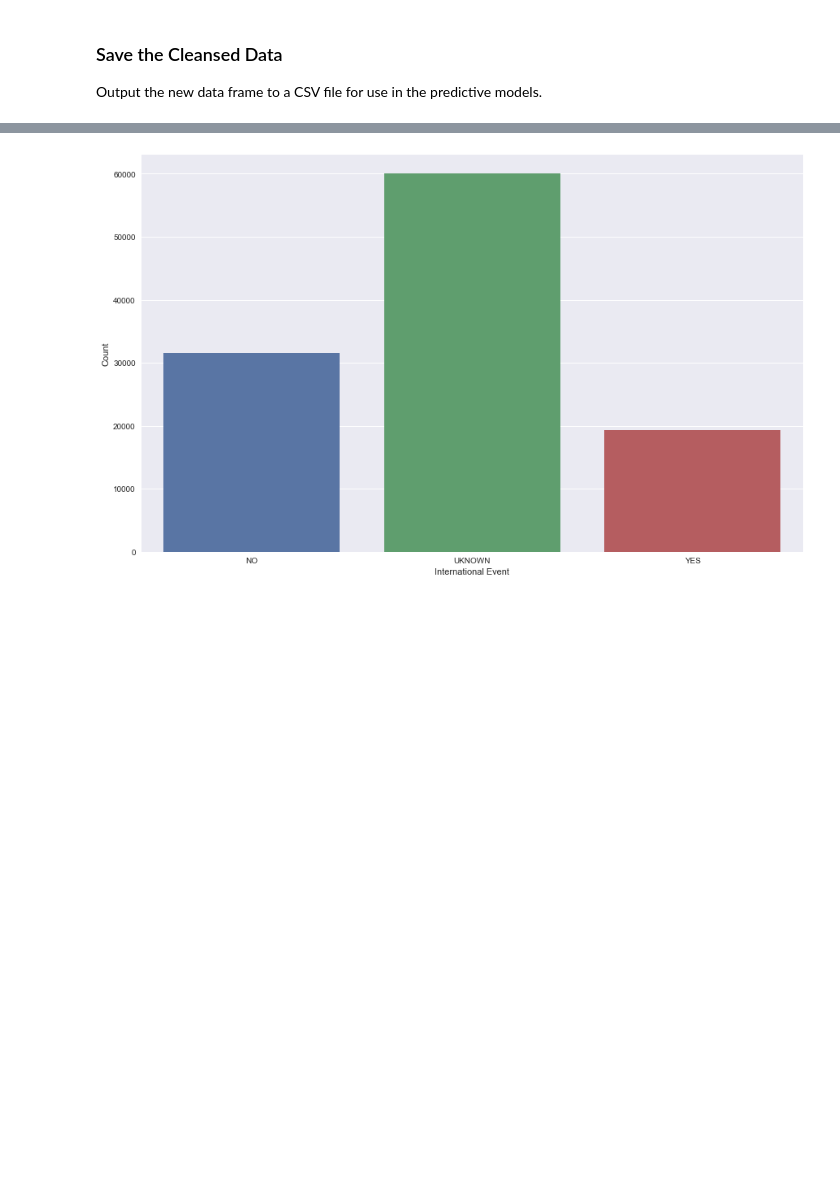
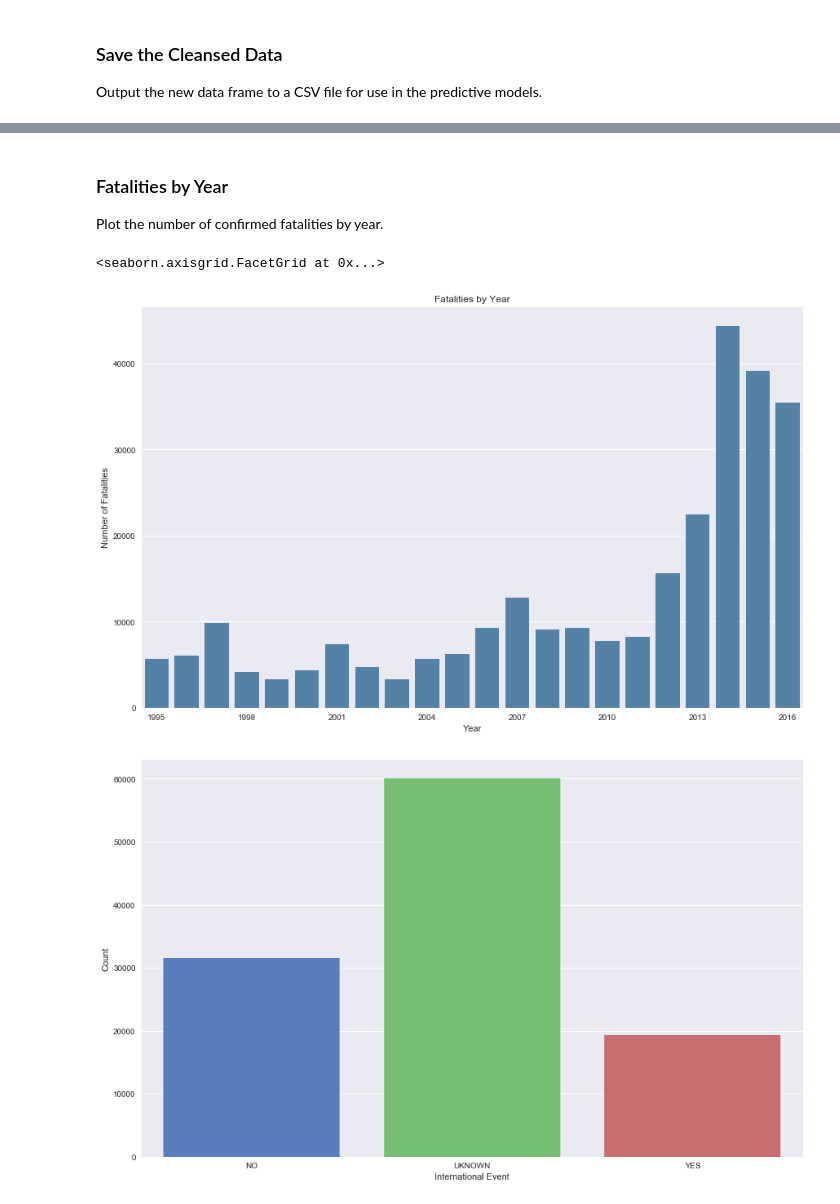
Before and after one commit to tcskowronek/predicting-terrorist-attacks, a Jupyter notebook: src/02-Exploratory-Data-Analysis.ipynb, the cells around one changed output, grey strips where cells are left out. Drawn from its saved outputs; the diff is of its cells as text; code cells hidden in the pictures; blank space fills up the shorter version.

```diff
--- a/src/02-Exploratory-Data-Analysis.ipynb
+++ b/src/02-Exploratory-Data-Analysis.ipynb
@@ -277,3 +310,23 @@ gtd_clean.to_csv("../data/gtd_eda_95t016.csv", sep = ",")
+# %% [markdown]
+### Fatalities by Year
+Plot the number of confirmed fatalities by year.
+# %%
+# Make a range of years to show categories with no observations
+years = np.arange(1995, 2017)
+
+df1 = gtd_clean[['iyear', 'nkill']]
+gp1 = df1.groupby(['iyear'], as_index = False).sum()
+
+# Draw a count plot to show the number of attacks each year
+plt1 = sns.factorplot(x = 'iyear', y = 'nkill', data=gp1, kind = 'bar', color='steelblue', size=7.6, aspect=1.618)
+plt1.set_xticklabels(step=3)
+_ = plt.title('Fatalities by Year')
+_ = plt.xlabel('Year')
+_ = plt.ylabel('Number of Fatalities')
+plt.show()
+# %% [output]
+<seaborn.axisgrid.FacetGrid at 0x...>
+[figure, added]
 # %%
 _ = sns.countplot(x = 'INT_ANY_txt', data=gtd_clean)
 _ = plt.xlabel('International Event')
```
Also changed, not shown: parts of 6 cells of this notebook.
